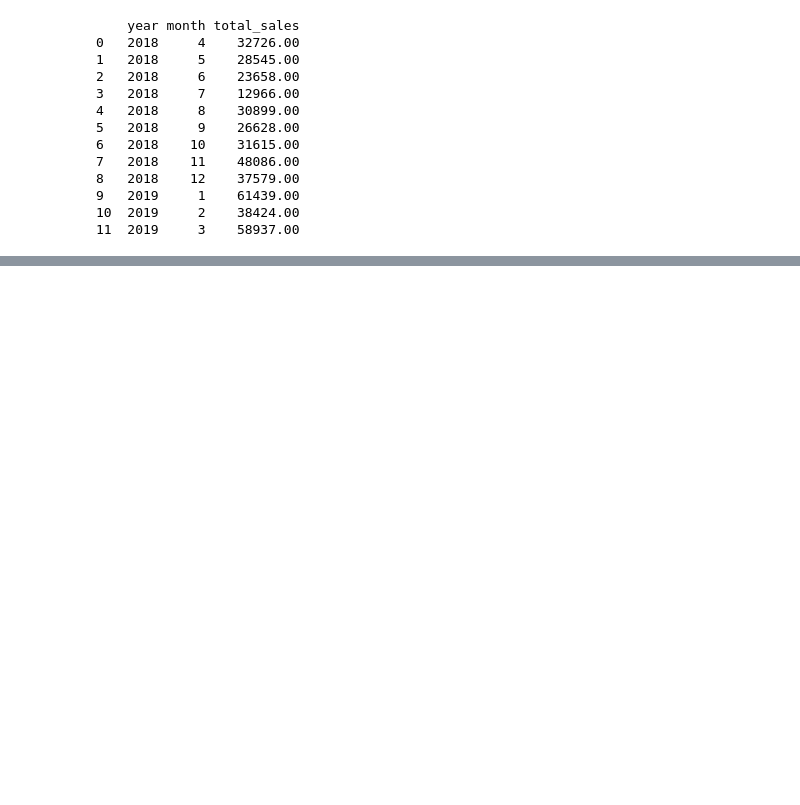
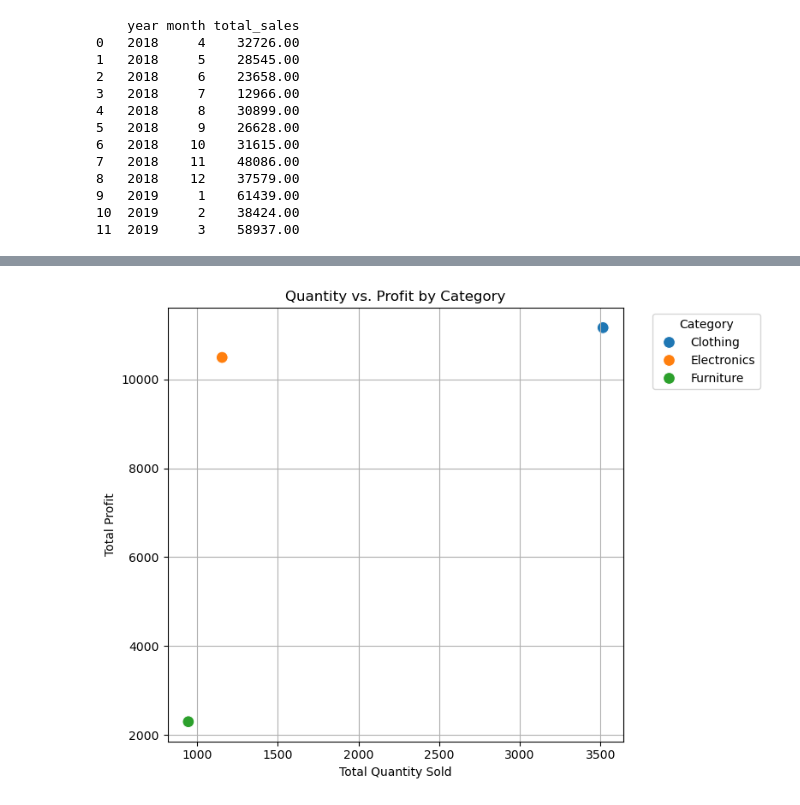
Before and after one commit to pramodkumarpodila-source/E-Commerce-Data-Analysis-PostgreSQL-psycopg2-and-JupyterLab, a Jupyter notebook: Analysis_Geny.ipynb, the cells around one changed output, grey strips where cells are left out. Cells and saved outputs as stored; diff of their text form; code cells hidden in the pictures; blank space fills up the shorter version.

```diff
--- a/Analysis_Geny.ipynb
+++ b/Analysis_Geny.ipynb
@@ -280,0 +324,22 @@ print(df)
+# %%
+import seaborn as sns
+import matplotlib.pyplot as plt
+
+plt.figure(figsize=(8, 6))
+sns.scatterplot(
+    data=df,
+    x="total_quantity",
+    y="total_profit",
+    hue="Category",         # Color by category
+    s=100,
+)
+
+plt.xlabel("Total Quantity Sold")
+plt.ylabel("Total Profit")
+plt.title("Quantity vs. Profit by Category")
+plt.grid(True)
+plt.legend(title="Category", bbox_to_anchor=(1.05, 1), loc='upper left')
+plt.tight_layout()
+plt.show()
+# %% [output]
+[figure, added]
```
Also changed, not shown: parts of 6 cells of this notebook.
